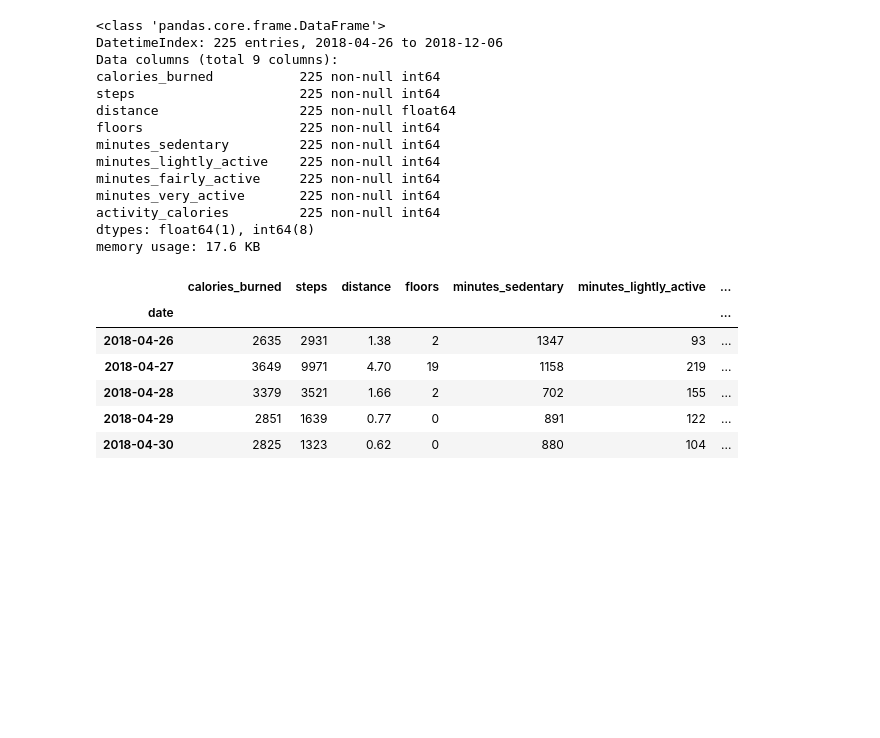
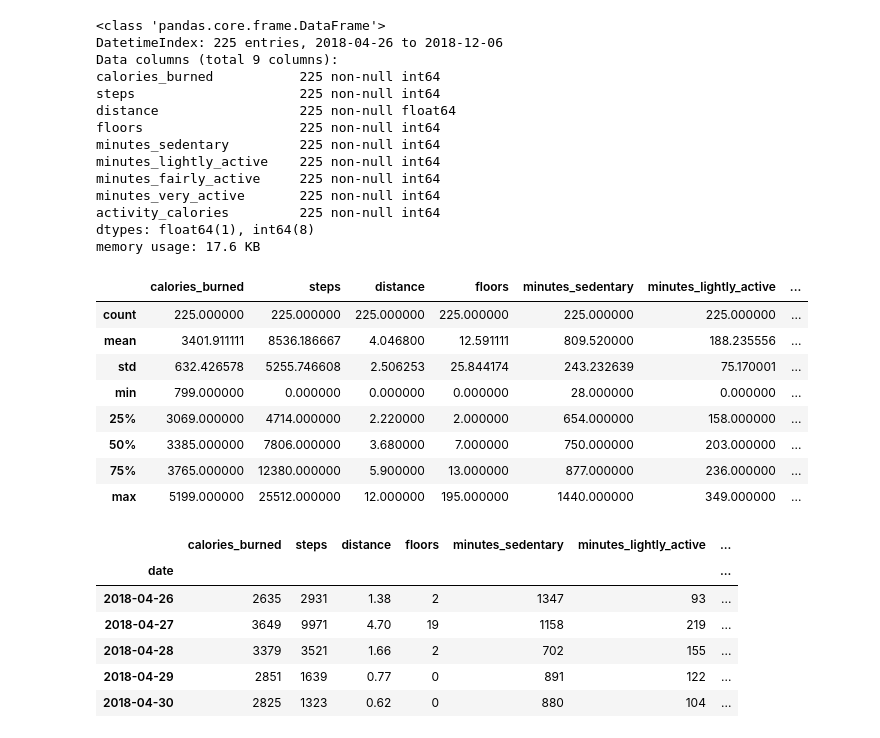
Before and after one commit to Tim-Sotirhos/fitbit_project, a Jupyter notebook: fitbit_project.ipynb, the cells around one changed output. Drawn from its saved outputs; the diff is of its cells as text; code cells hidden in the pictures; blank space fills up the shorter version.

```diff
--- a/fitbit_project.ipynb
+++ b/fitbit_project.ipynb
@@ -154,6 +154,18 @@ minutes_very_active       225 non-null int64
 activity_calories         225 non-null int64
 dtypes: float64(1), int64(8)
 memory usage: 17.6 KB
+# %%
+prep_df.describe()
+# %% [output]
+|  | calories_burned | steps | distance | floors | minutes_sedentary | minutes_lightly_active | ... |
+| count | 225.000000 | 225.000000 | 225.000000 | 225.000000 | 225.000000 | 225.000000 | ... |
+| mean | 3401.911111 | 8536.186667 | 4.046800 | 12.591111 | 809.520000 | 188.235556 | ... |
+| std | 632.426578 | 5255.746608 | 2.506253 | 25.844174 | 243.232639 | 75.170001 | ... |
+| min | 799.000000 | 0.000000 | 0.000000 | 0.000000 | 28.000000 | 0.000000 | ... |
+| 25% | 3069.000000 | 4714.000000 | 2.220000 | 2.000000 | 654.000000 | 158.000000 | ... |
+| 50% | 3385.000000 | 7806.000000 | 3.680000 | 7.000000 | 750.000000 | 203.000000 | ... |
+| 75% | 3765.000000 | 12380.000000 | 5.900000 | 13.000000 | 877.000000 | 236.000000 | ... |
+| max | 5199.000000 | 25512.000000 | 12.000000 | 195.000000 | 1440.000000 | 349.000000 | ... |
 # %%
 prep_df.head()
 # %% [output]
```
Also changed, not shown: parts of 4 cells of this notebook.
